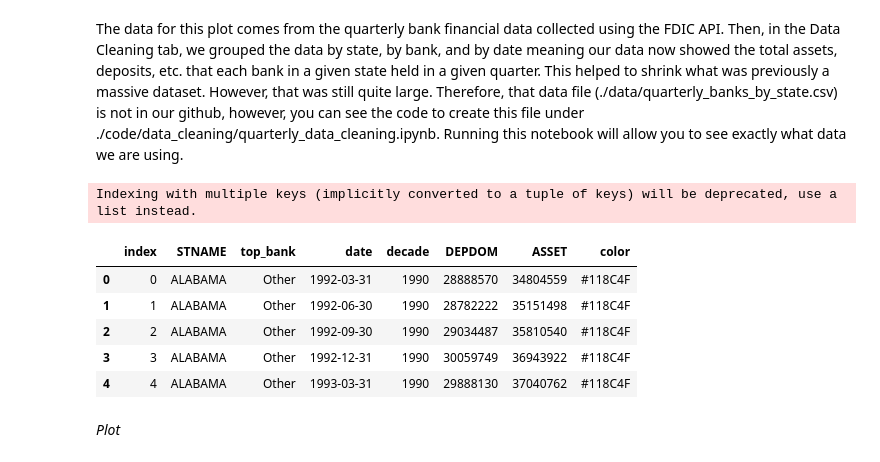
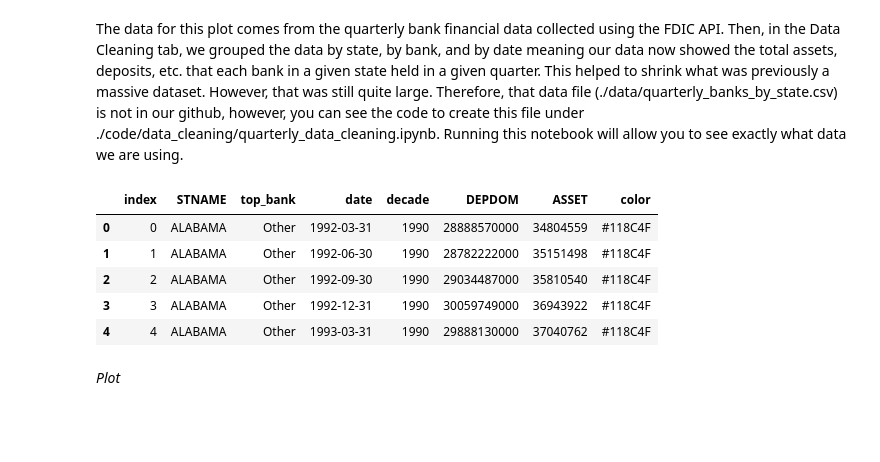
Before and after one commit to austinbarish/portfolio, a Jupyter notebook: code/data_visualization/plot-3.ipynb, the cells around one changed output. Saved outputs shown, nothing was run; the diff lists cells and outputs as text; code cells hidden in the pictures; blank space fills up the shorter version.

```diff
--- a/code/data_visualization/plot-3.ipynb
+++ b/code/data_visualization/plot-3.ipynb
@@ -34,43 +34,49 @@ top_banks = [
 name_df["top_bank"] = [
     bank if bank in top_banks else "Other" for bank in name_df["NAME"]
 ]
+
+# Adding a decade column
+name_df["decade"] = [pd.to_datetime(date).year - (pd.to_datetime(date).year%10) for date in name_df.date]
+name_df.dropna(inplace=True)
 
 # Grouped Dataframe
 df2 = name_df.groupby(["STNAME", "top_bank", "date", "decade"])[
     "DEPDOM", "ASSET"
 ].apply(lambda x: x.astype(int).sum())
 df2 = df2.reset_index()
 
 # Adding our theme colors for each bank
 color_col = []
 
 for bank in df2["top_bank"]:
     if bank == "JPMORGAN CHASE BANK NA":
         color = "#117ACA"
     elif bank == "BANK OF AMERICA NA":
         color = "#E61030"
     elif bank == "WELLS FARGO BANK NA":
         color = "#ffcc02"
     elif bank == "CITIBANK NATIONAL ASSN":
         color = "#003A72"
     else:
         color = "#118C4F"
 
     color_col.append(color)
 
 df2["color"] = color_col
 df2 = df2.reset_index()
 
+# The data being in thousands
+df2["DEPDOM"] = df2["DEPDOM"] * 1000
+
 # Displaying
 df2.head()
 # %% [output]
-Indexing with multiple keys (implicitly converted to a tuple of keys) will be deprecated, use a list instead.
 |  | index | STNAME | top_bank | date | decade | DEPDOM | ASSET | color |
-| 0 | 0 | ALABAMA | Other | 1992-03-31 | 1990 | 28888570 | 34804559 | #118C4F |
-| 1 | 1 | ALABAMA | Other | 1992-06-30 | 1990 | 28782222 | 35151498 | #118C4F |
-| 2 | 2 | ALABAMA | Other | 1992-09-30 | 1990 | 29034487 | 35810540 | #118C4F |
-| 3 | 3 | ALABAMA | Other | 1992-12-31 | 1990 | 30059749 | 36943922 | #118C4F |
-| 4 | 4 | ALABAMA | Other | 1993-03-31 | 1990 | 29888130 | 37040762 | #118C4F |
+| 0 | 0 | ALABAMA | Other | 1992-03-31 | 1990 | 28888570000 | 34804559 | #118C4F |
+| 1 | 1 | ALABAMA | Other | 1992-06-30 | 1990 | 28782222000 | 35151498 | #118C4F |
+| 2 | 2 | ALABAMA | Other | 1992-09-30 | 1990 | 29034487000 | 35810540 | #118C4F |
+| 3 | 3 | ALABAMA | Other | 1992-12-31 | 1990 | 30059749000 | 36943922 | #118C4F |
+| 4 | 4 | ALABAMA | Other | 1993-03-31 | 1990 | 29888130000 | 37040762 | #118C4F |
 # %% [markdown]
 *Plot*
 # %% [markdown]
```
Also changed, not shown: parts of 1 cell of this notebook, 1 other file.
